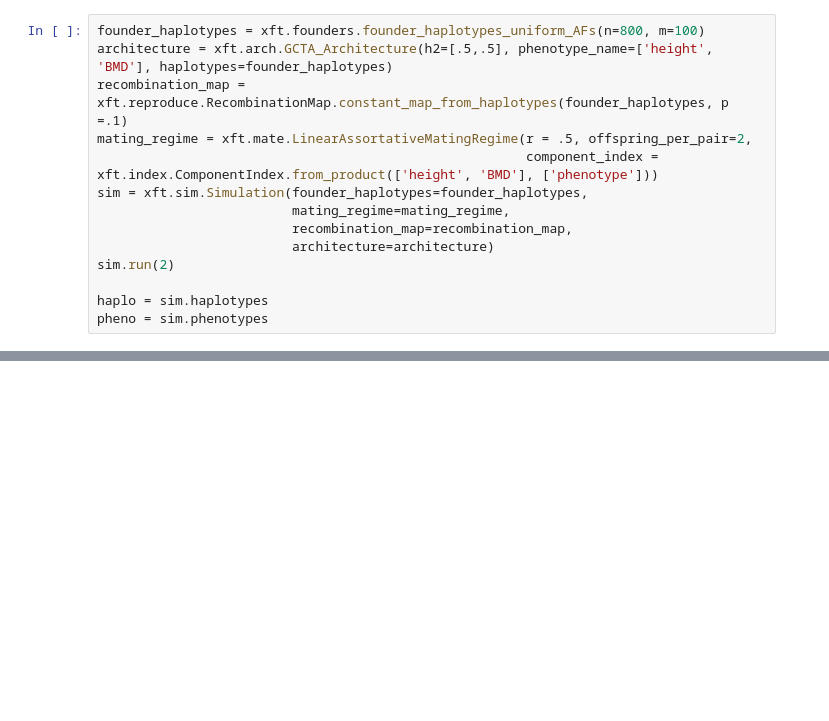
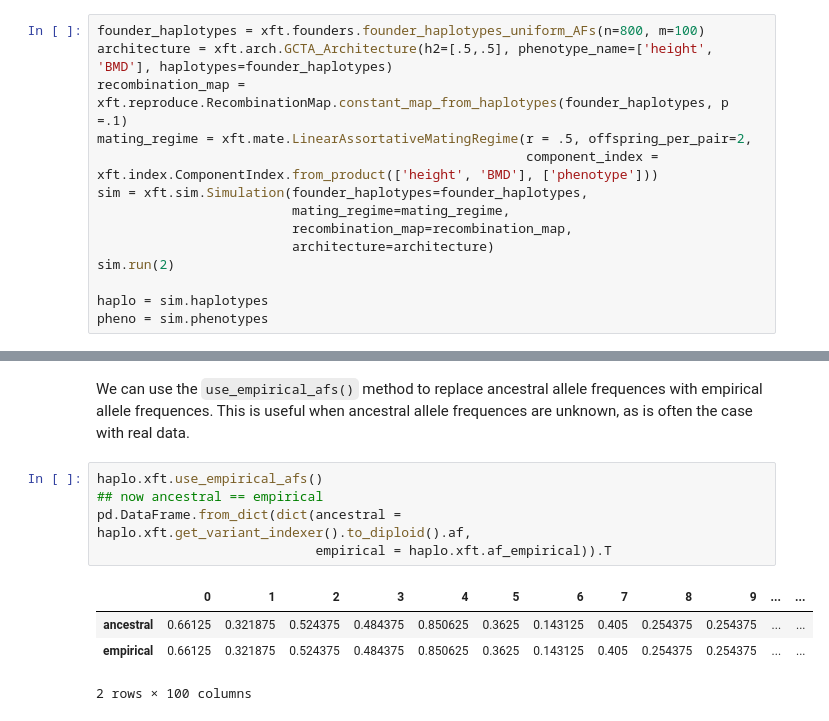
Before and after one commit to rborder/xftsim, a Jupyter notebook: docs/userguide/struct.ipynb, the cells around one changed output, grey strips where cells are left out. Drawn from its saved outputs; the diff is of its cells as text; blank space fills up the shorter version.

```diff
--- a/docs/userguide/struct.ipynb
+++ b/docs/userguide/struct.ipynb
@@ -53,0 +286,12 @@ haplo
+# %% [markdown]
+We can use the `use_empirical_afs()` method to replace ancestral allele frequences with empirical allele frequences. This is useful when ancestral allele frequences are unknown, as is often the case with real data.
+# %%
+haplo.xft.use_empirical_afs()
+## now ancestral == empirical
+pd.DataFrame.from_dict(dict(ancestral = haplo.xft.get_variant_indexer().to_diploid().af,
+                            empirical = haplo.xft.af_empirical)).T
+# %% [output]
+|  | 0 | 1 | 2 | 3 | 4 | 5 | 6 | 7 | 8 | 9 | ... | ... |
+| ancestral | 0.66125 | 0.321875 | 0.524375 | 0.484375 | 0.850625 | 0.3625 | 0.143125 | 0.405 | 0.254375 | 0.254375 | ... | ... |
+| empirical | 0.66125 | 0.321875 | 0.524375 | 0.484375 | 0.850625 | 0.3625 | 0.143125 | 0.405 | 0.254375 | 0.254375 | ... | ... |
+2 rows × 100 columns
```
Also changed, not shown: parts of 22 cells of this notebook, 1 other file.
